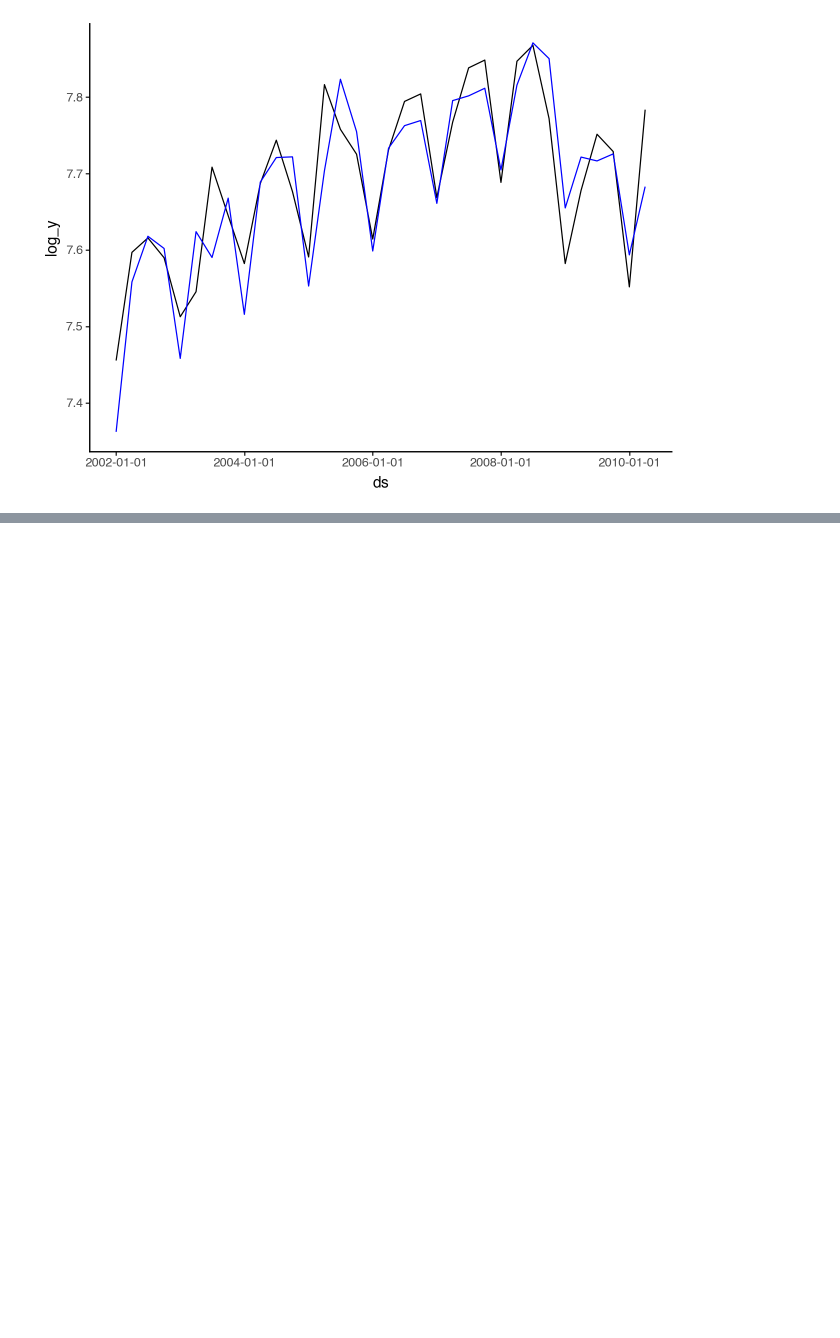
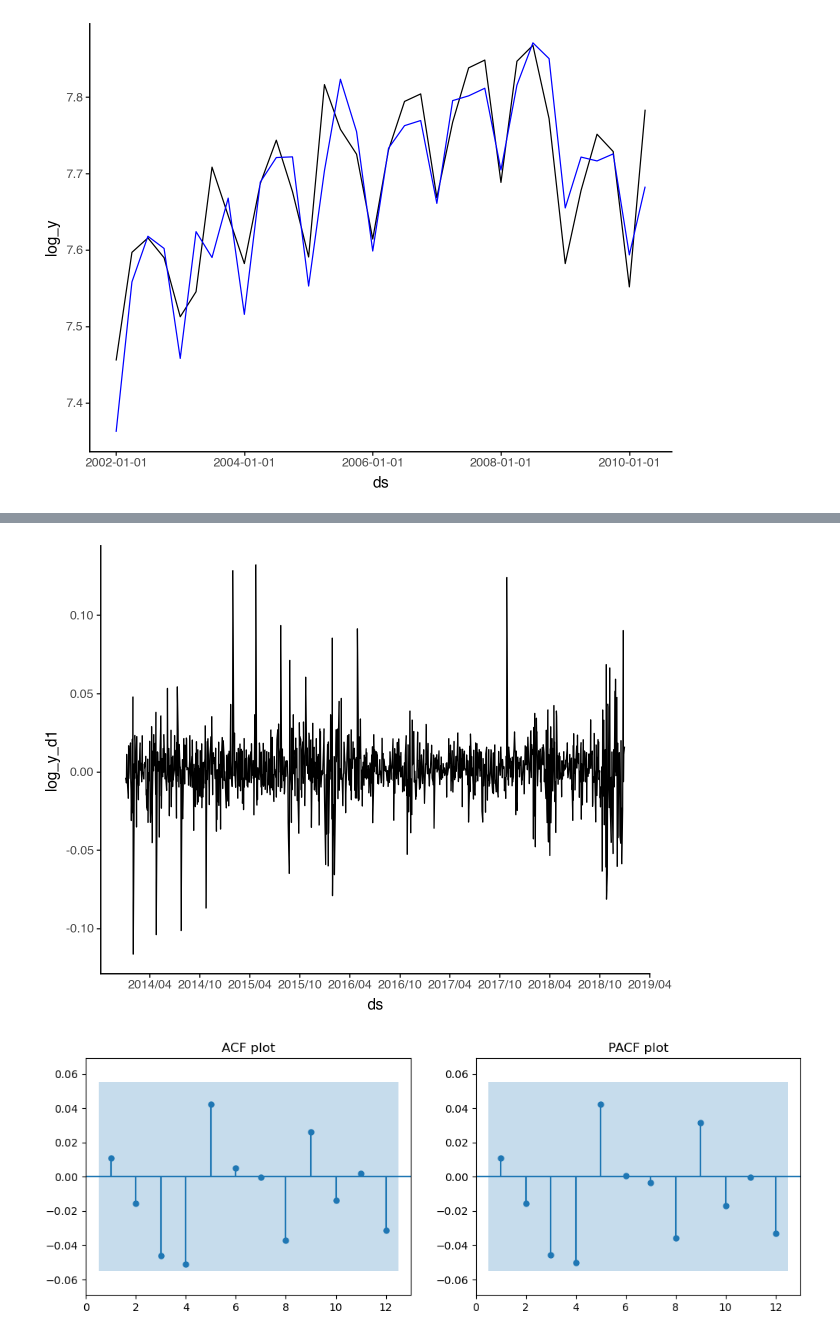
Before and after one commit to sebsciarra/gas_pump_prices, a Jupyter notebook: notebooks/chap9_arima.ipynb, the cells around one changed output, grey strips where cells are left out. Drawn from its saved outputs; the diff is of its cells as text; code cells hidden in the pictures; blank space fills up the shorter version.

```diff
--- a/notebooks/chap9_arima.ipynb
+++ b/notebooks/chap9_arima.ipynb
@@ -1397,0 +1402,8 @@ Mean of residuals 0.00979667218856265
+# %%
+df_stock = pd.read_csv('data/raw/gafa_stock.csv', parse_dates=['ds'])
+df_aws = df_stock.loc[df_stock['unique_id'].eq('AMZN_Close')]
+
+df_aws['log_y'] = np.log(df_aws['y'])
+
+ndiffs(x=df_aws['log_y'].values)  # apply first-order differencing
+df_aws['log_y_d1'] = df_aws['log_y'].diff(1)
@@ -1397,0 +1424,30 @@ Mean of residuals 0.00979667218856265
+# %%
+
+(ggplot(data=df_aws, mapping=aes(x='ds', y='log_y_d1')) +
+    geom_line() +
+    scale_x_datetime(date_breaks='6 months', date_labels='%Y/%m') +
+    theme_classic())
+
+
+
+fig, ax = plt.subplots(nrows=1, ncols=2, figsize=(12, 4))
+target_col = 'log_y_d1'
+lags = 12
+_  = plot_acf(df_aws.loc[df_aws[target_col].notna(), target_col], lags=lags, zero=False,
+         bartlett_confint=False,
+         ax=ax[0], title='ACF plot',
+         auto_ylims=True);
+
+xticks = np.arange(0, lags+1, 2)
+for plot in ax:
+    _ = plot.set_xticks(xticks)
+    _ = plot.set_xlim(0, lags+1)
+
+
+plot_pacf(df_aws.loc[df_aws[target_col].notna(), target_col], lags=lags,
+                zero=False,
+                ax=ax[1], title='PACF plot',
+                auto_ylims=True)
+# %% [output]
+[figure, added]
+[figure, added]
```
Also changed, not shown: parts of 8 cells of this notebook, 1 other file.
